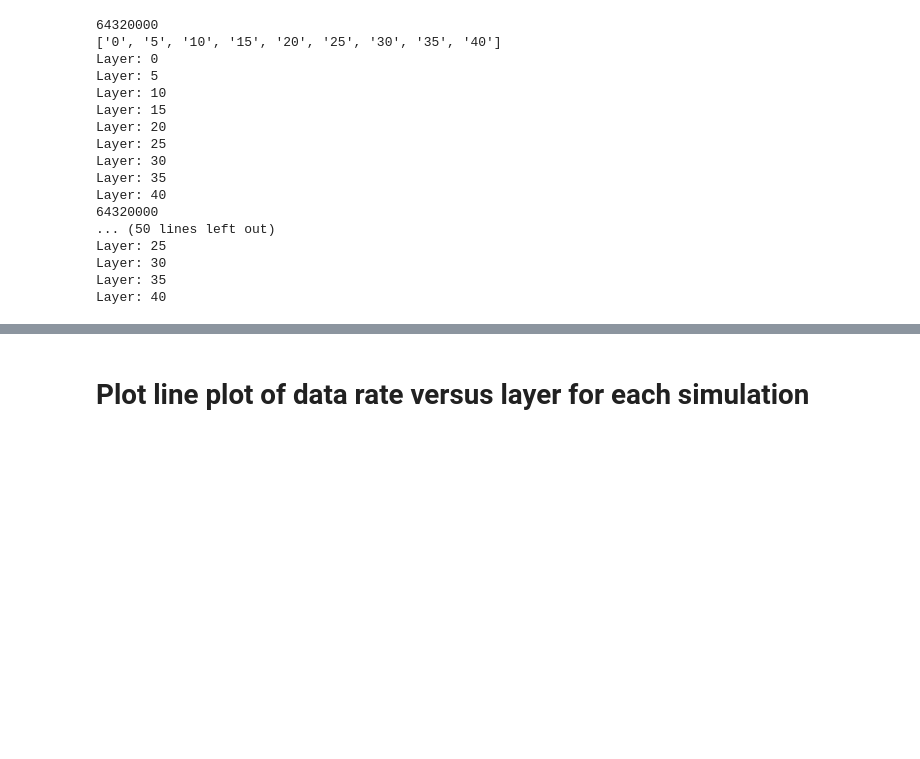
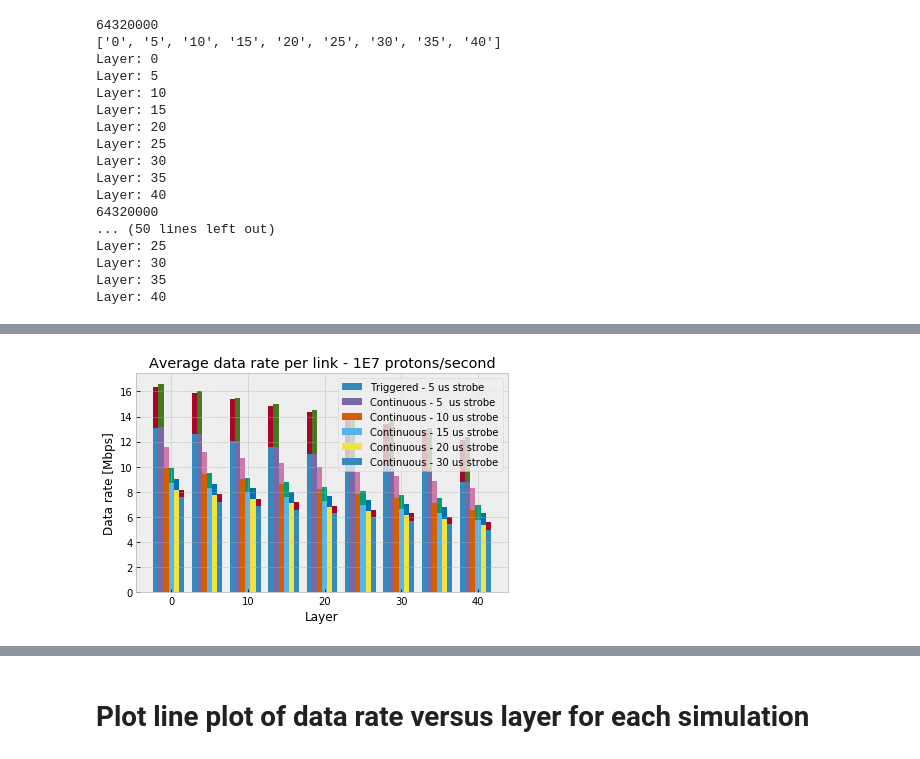
Before and after one commit to svnesbo/alpide_its_sim, a Jupyter notebook: software/alpide_dataflow_sim/analysis/py/plot_sim_data_rate_pct.ipynb, the cells around one changed output, grey strips where cells are left out. Saved outputs shown, nothing was run; the diff lists cells and outputs as text; code cells hidden in the pictures; blank space fills up the shorter version.

```diff
--- a/software/alpide_dataflow_sim/analysis/py/plot_sim_data_rate_pct.ipynb
+++ b/software/alpide_dataflow_sim/analysis/py/plot_sim_data_rate_pct.ipynb
@@ -203,0 +207,79 @@ Layer: 40
+# %%
+# Plot data rate per link
+
+fig, ax = plt.subplots()
+
+#plt.style.use('ggplot')
+#plt.style.use('seaborn-paper')
+plt.style.use('bmh')
+
+width = (5.0/len(sim_data_all)) * 0.8
+
+plots_data = dict()
+plots_protocol = dict()
+
+
+plot_error_bars = False
+
+
+plot_num = 0
+for sim_label in sim_data_all:
+    list_layer_link_data_mean = sorted(sim_data_all[sim_label].layer_link_data_mpbs_mean.items())
+    list_layer_link_data_stddev = sorted(sim_data_all[sim_label].layer_link_data_mpbs_stddev.items())
+    list_layer_link_protocol_mean = sorted(sim_data_all[sim_label].layer_link_protocol_mpbs_mean.items())
+    list_layer_link_protocol_stddev = sorted(sim_data_all[sim_label].layer_link_protocol_mpbs_stddev.items())
+
+    print(sim_data_all[sim_label].layer_link_data_mpbs_mean.items())
+
+    layers, data_mean = zip(*list_layer_link_data_mean)
+    layers, data_stddev = zip(*list_layer_link_data_stddev)
+    layers, protocol_mean = zip(*list_layer_link_protocol_mean)
+    layers, protocol_stddev = zip(*list_layer_link_protocol_stddev)
+
+    print(type(layers))
+    print(layers)
+
+    layers_arr = np.array(layers)
+
+    print(type(layers_arr))
+
+    bar_position = (plot_num-len(sim_data_all)/2)*width
+
+    if plot_error_bars:
+        plots_data[sim_label] = plt.bar(layers_arr + bar_position, data_mean, width,
+                                        yerr=data_stddev, label=sim_label)
+
+        plots_protocol[sim_label] = plt.bar(layers_arr + bar_position, protocol_mean, width,
+                                             bottom=data_mean, yerr=protocol_stddev)
+    else:
+        plots_data[sim_label] = plt.bar(layers_arr + bar_position, data_mean, width, label=sim_label)
+
+        plots_protocol[sim_label] = plt.bar(layers_arr + bar_position, protocol_mean, width, bottom=data_mean)
+
+    plot_num += 1
+
+
+additional_title = ''
+if len(sim_additional_title) > 0:
+    additional_title = ' - ' + sim_additional_title
+
+#ax.set_yscale('log')
+plt.title('Average data rate per link' + additional_title)
+plt.xlabel('Layer')
+plt.ylabel('Data rate [Mbps]')
+#plt.legend(loc='center left', bbox_to_anchor=(1, 0.5))
+plt.legend()
+
+
+#ax.yaxis.set_major_locator(MultipleLocator(100))
+#ax.yaxis.grid(True, which='minor')
+#ax.yaxis.set_minor_locator(MultipleLocator(50))
+
+plt.tight_layout()
+
+if save_plots:
+    fig.savefig(plot_output_dir + '/data_rates_per_link.png', bbox_inches='tight')
+    fig.savefig(plot_output_dir + '/data_rates_per_links.pdf', bbox_inches='tight')
+plt.show()
+plt.close(fig)
+# %% [output]
@@ -204 +303,2 @@ Layer: 40
+[figure, added]
 # %% [markdown]
```
Also changed, not shown: parts of 6 cells of this notebook.
